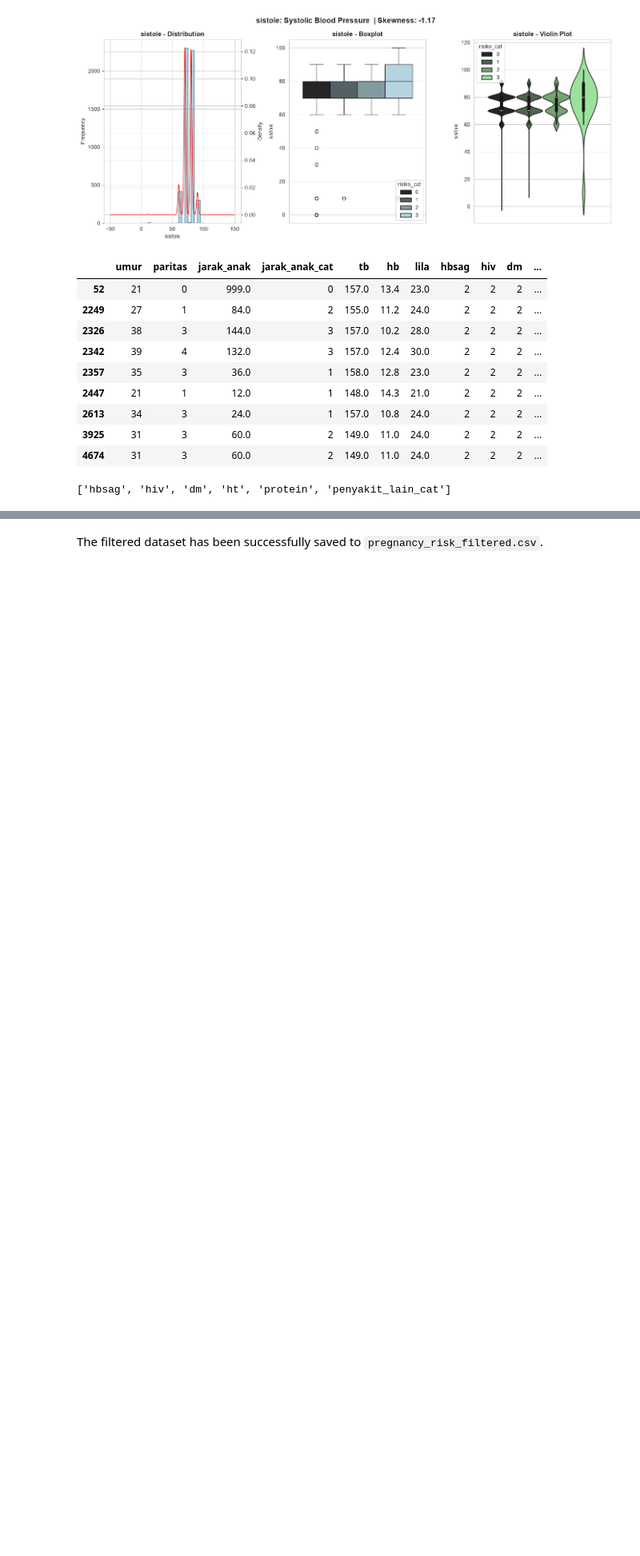
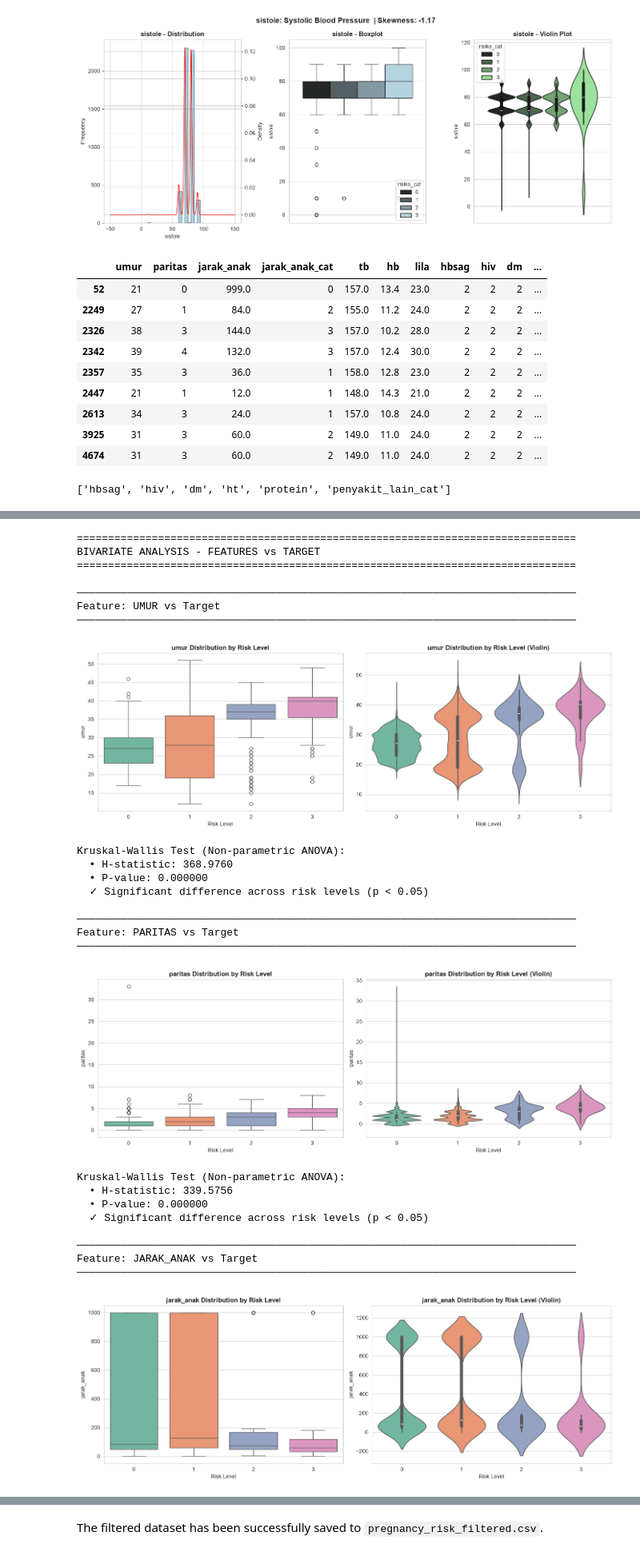
Before and after one commit to arman-sheikh-0913/EDA-of-pregnancy-risk-prediction-dataset, a Jupyter notebook: Notebook/EDA.ipynb, the cells around one changed output, grey strips where cells are left out. Shown at 80% size. Cells and saved outputs as stored; diff of their text form; code cells hidden in the pictures; blank space fills up the shorter version.

```diff
--- a/Notebook/EDA.ipynb
+++ b/Notebook/EDA.ipynb
@@ -701,0 +580,66 @@ for col in binary_cols + ['jarak_anak_cat']:
+# %%
+print("\n" + "=" * 80)
+print("BIVARIATE ANALYSIS - FEATURES vs TARGET")
+print("=" * 80)
+
+for col in numeric_cols:
+    print(f"\n{'─' * 80}")
+    print(f"Feature: {col.upper()} vs Target")
+    print(f"{'─' * 80}")
+
+    # Boxplot
+    fig, axes = plt.subplots(1, 2, figsize=(14, 5))
+
+    sns.boxplot(data=df, x='risiko_cat', y=col, ax=axes[0], palette='Set2')
+    axes[0].set_title(f'{col} Distribution by Risk Level', fontweight='bold')
+    axes[0].set_xlabel('Risk Level')
+    axes[0].set_ylabel(col)
+
+    # Violin plot
+    sns.violinplot(data=df, x='risiko_cat', y=col, ax=axes[1], palette='Set2')
+    axes[1].set_title(f'{col} Distribution by Risk Level (Violin)', fontweight='bold')
+    axes[1].set_xlabel('Risk Level')
+    axes[1].set_ylabel(col)
+
+    plt.tight_layout()
+    plt.show()
+
+    # Statistical test (Kruskal-Wallis for non-parametric)
+    groups = [df[df['risiko_cat'] == risk][col].dropna() for risk in df['risiko_cat'].unique()]
+    h_stat, p_value = kruskal(*groups)
+
+    print(f"\nKruskal-Wallis Test (Non-parametric ANOVA):")
+    print(f"  • H-statistic: {h_stat:.4f}")
+    print(f"  • P-value: {p_value:.6f}")
+
+    if p_value < 0.05:
+        print(f"  ✓ Significant difference across risk levels (p < 0.05)")
+    else:
+        print(f"  ✗ No significant difference across risk levels (p ≥ 0.05)")
+# %% [output]
+================================================================================
+BIVARIATE ANALYSIS - FEATURES vs TARGET
+================================================================================
+
+────────────────────────────────────────────────────────────────────────────────
+Feature: UMUR vs Target
+────────────────────────────────────────────────────────────────────────────────
+[figure, added]
+Kruskal-Wallis Test (Non-parametric ANOVA):
+  • H-statistic: 368.9760
+  • P-value: 0.000000
+  ✓ Significant difference across risk levels (p < 0.05)
+
+────────────────────────────────────────────────────────────────────────────────
+Feature: PARITAS vs Target
+────────────────────────────────────────────────────────────────────────────────
+[figure, added]
+Kruskal-Wallis Test (Non-parametric ANOVA):
+  • H-statistic: 339.5756
+  • P-value: 0.000000
+  ✓ Significant difference across risk levels (p < 0.05)
+
+────────────────────────────────────────────────────────────────────────────────
+Feature: JARAK_ANAK vs Target
+────────────────────────────────────────────────────────────────────────────────
+[figure, added]
```
Also changed, not shown: parts of 31 cells of this notebook.
